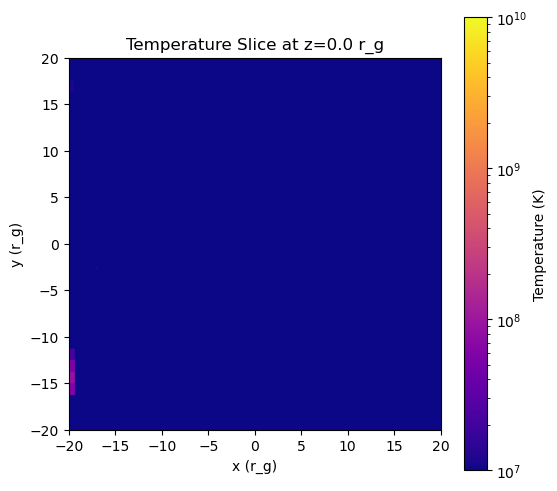
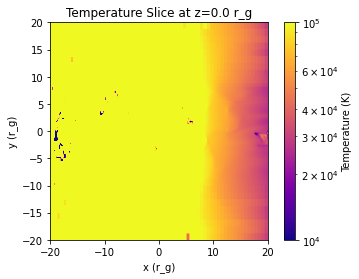
The change to this notebook cell's code, shown as a diff; its figure went from the first image to the second:
--- before
+++ after
@@ -1,3 +1,3 @@
-plt.imshow(T, origin='lower', extent=[-20,20,-20,20], norm=LogNorm(vmin=1e7, vmax=1e10), cmap='plasma')
+plt.imshow(T, origin='lower', extent=[-20,20,-20,20], norm=LogNorm(vmin=1e4, vmax=1e5), cmap='plasma')
 plt.colorbar(label='Temperature (K)')
 plt.xlabel('x (r_g)')

Commit: tested cbd